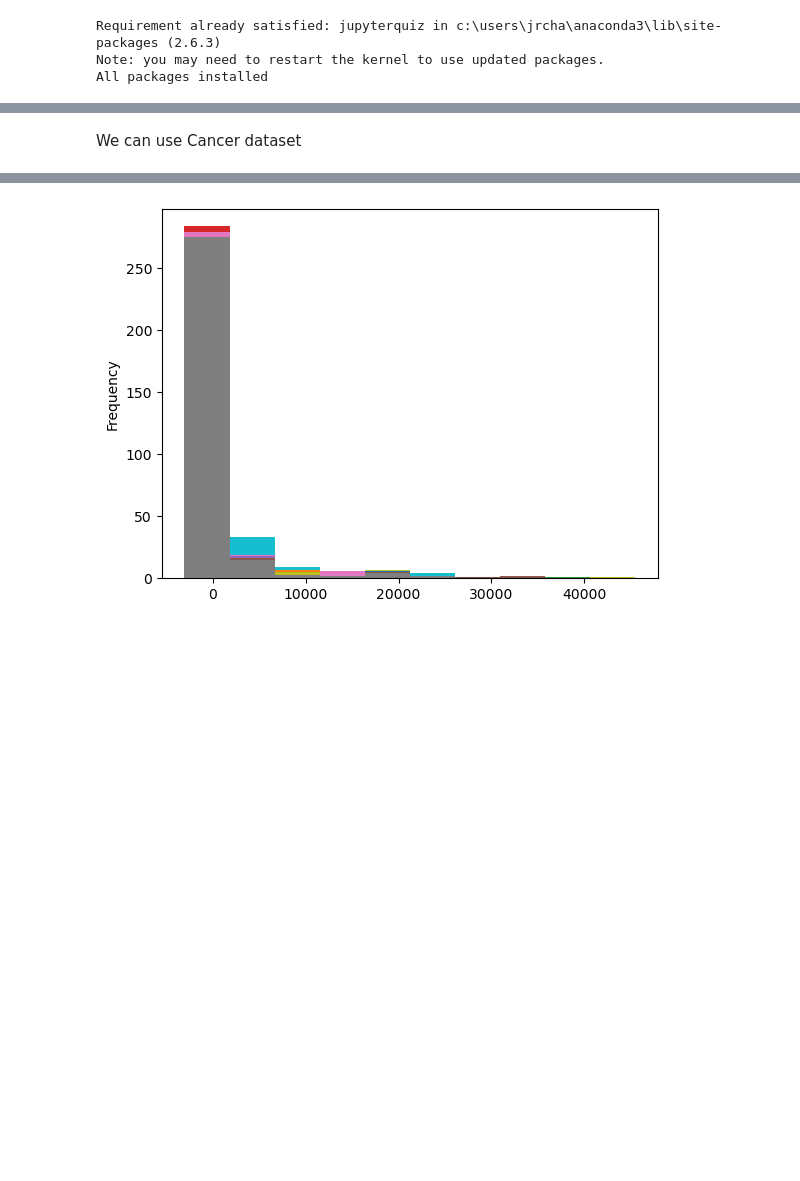
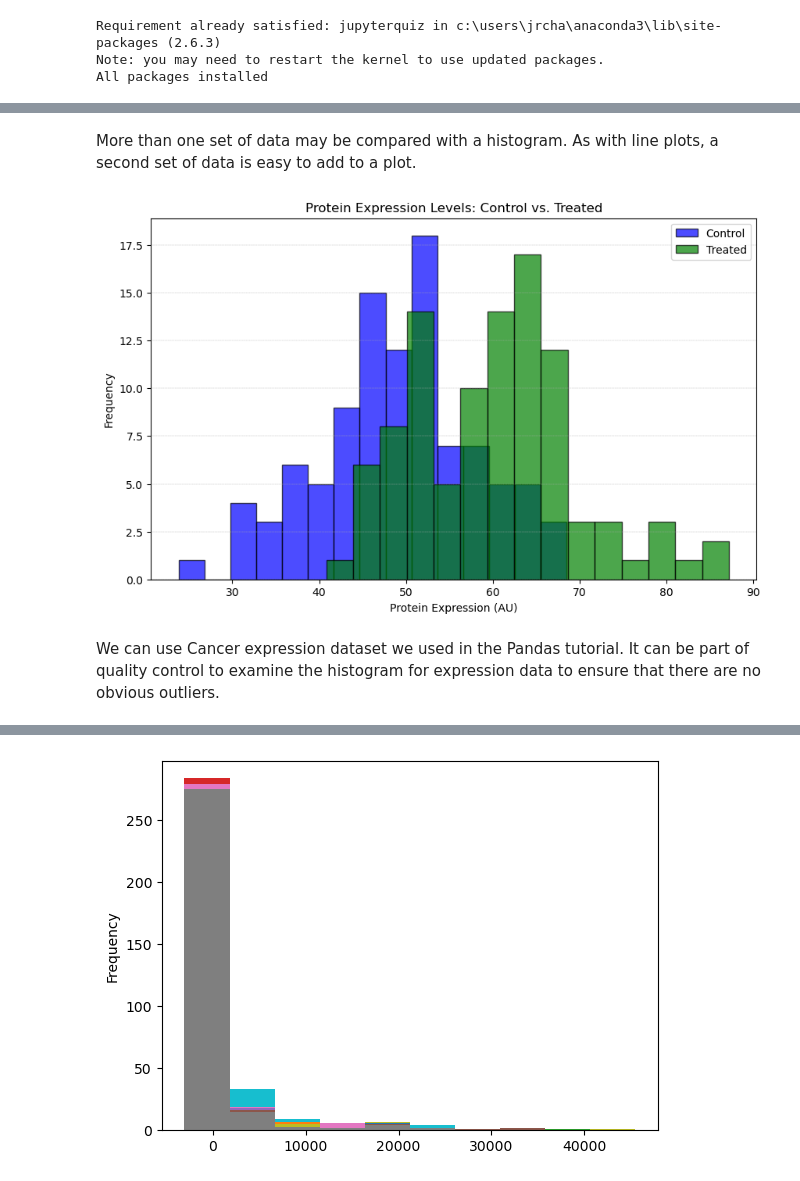
Before and after one commit to drchase55/NNU_nih_python_jrc, a Jupyter notebook: Module_2/Submodule_2_Tutorial3_VisualizingData.ipynb, the cells around one changed output, grey strips where cells are left out. Cells and saved outputs as stored; diff of their text form; code cells hidden in the pictures; blank space fills up the shorter version.

```diff
--- a/Module_2/Submodule_2_Tutorial3_VisualizingData.ipynb
+++ b/Module_2/Submodule_2_Tutorial3_VisualizingData.ipynb
@@ -133,5 +169,37 @@ plt.hist(binom)
+# %% [markdown]
+More than one set of data may be compared with a histogram. As with line plots, a second set of data is easy to add to a plot.
+# %%
+import numpy as np
+import pandas as pd
+
+# Simulate protein expression levels for two groups
+np.random.seed(42)
+control_expression = np.random.normal(loc=50, scale=10, size=100)  # Control group
+treated_expression = np.random.normal(loc=60, scale=10, size=100)  # Treated group
+
+# Create a DataFrame, scaled up 100-fold from the randomly created values
+df = pd.DataFrame({
+    'Protein Expression (AU)': np.concatenate([control_expression, treated_expression]),
+    'Group': ['Control'] * 100 + ['Treated'] * 100
+})
+
+# Plot histograms for "Control" and "Treated"
+plt.figure(figsize=(10, 6))
+
+#The first one will appear behind whichever one is added 2nd.
+plt.hist(df[df['Group'] == 'Control']['Protein Expression (AU)'], bins=15, alpha=0.7, label='Control', color='blue', edgecolor='black')
+plt.hist(df[df['Group'] == 'Treated']['Protein Expression (AU)'], bins=15, alpha=0.7, label='Treated', color='green', edgecolor='black')
+
+plt.title('Protein Expression Levels: Control vs. Treated')
+plt.xlabel('Protein Expression (AU)')
+plt.ylabel('Frequency')
+plt.legend()
+plt.grid(axis='y', linestyle='--', linewidth=0.3)
+plt.show()
+# %% [output]
+[figure, added]
 # %% [markdown]
-We can use Cancer dataset
+We can use Cancer expression dataset we used in the Pandas tutorial. It can be part of quality control to examine the histogram for expression data to ensure that there are no obvious outliers.
 # %%
 # Make a Histogram with Cancer Data
 import pandas as pd
```
Also changed, not shown: parts of 62 cells of this notebook, 13 other files.
